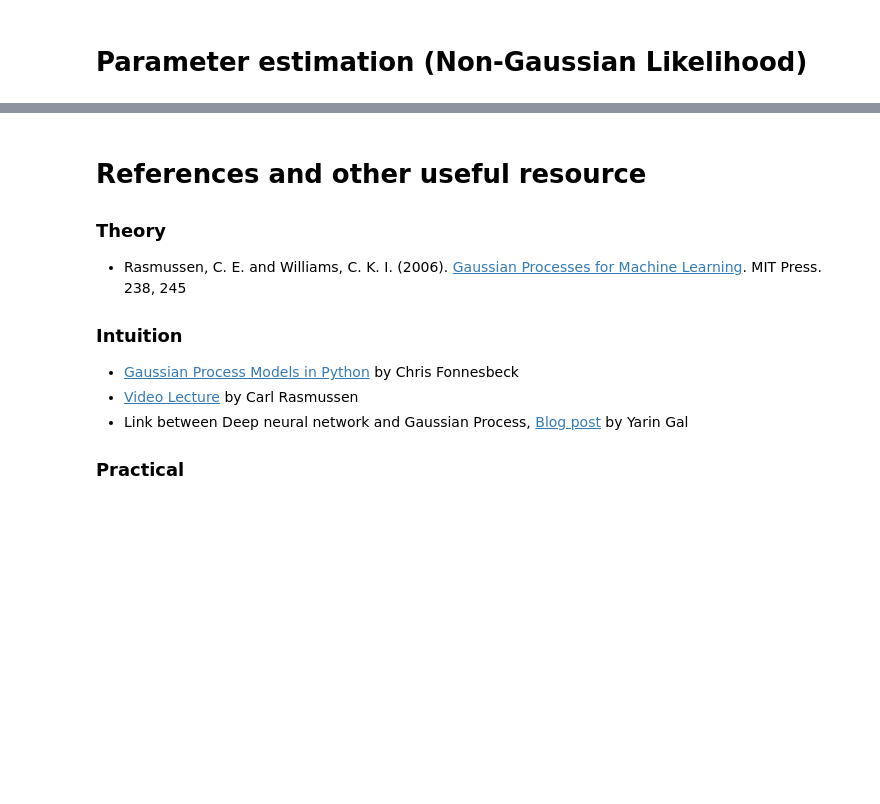
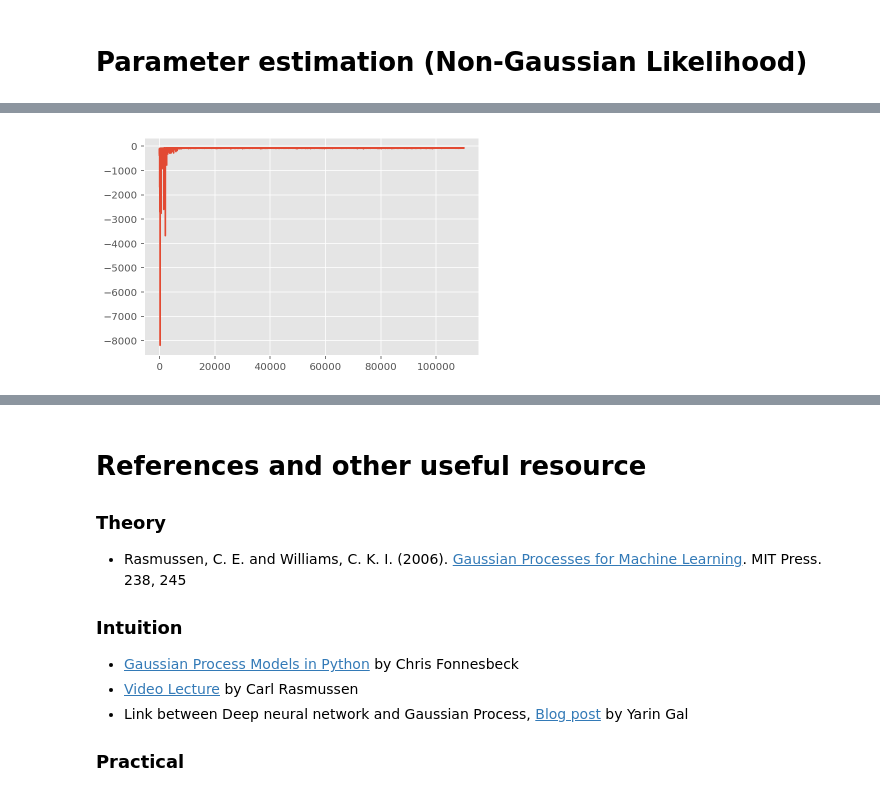
Before and after one commit to junpenglao/Bayesian_Smoothing_EyeMovement, a Jupyter notebook: GP_intro.ipynb, the cells around one changed output, grey strips where cells are left out. Cells and saved outputs as stored; diff of their text form; code cells hidden in the pictures; blank space fills up the shorter version.

```diff
--- a/GP_intro.ipynb
+++ b/GP_intro.ipynb
@@ -524,3 +352,7 @@ Finished [100%]: Average Loss = 75.301
+# %%
+plt.plot(elbos1);
+# %% [output]
+[figure, added]
 # %%
 temp_trace = trace[1000:]
 
```
Also changed, not shown: parts of 20 cells of this notebook.
